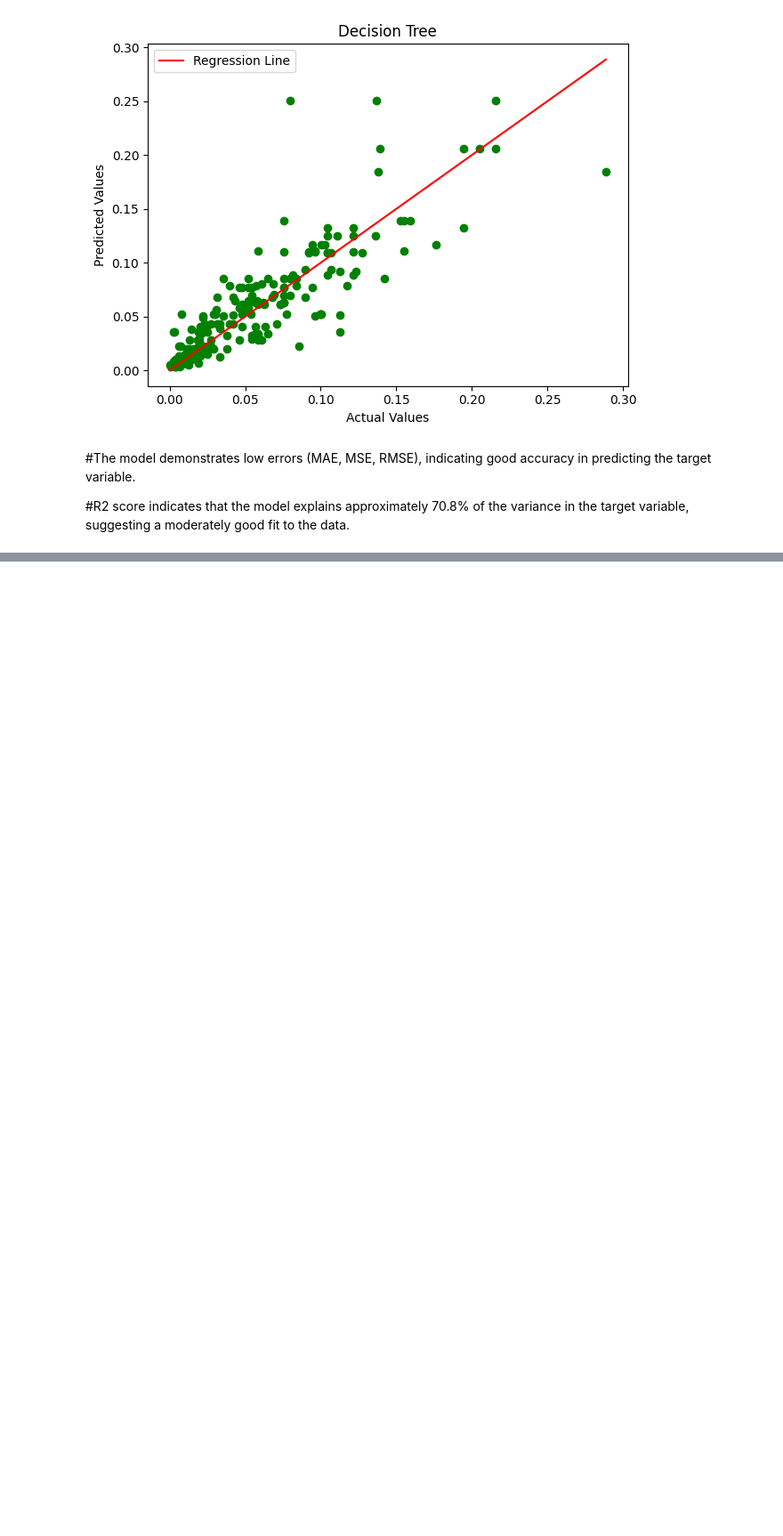
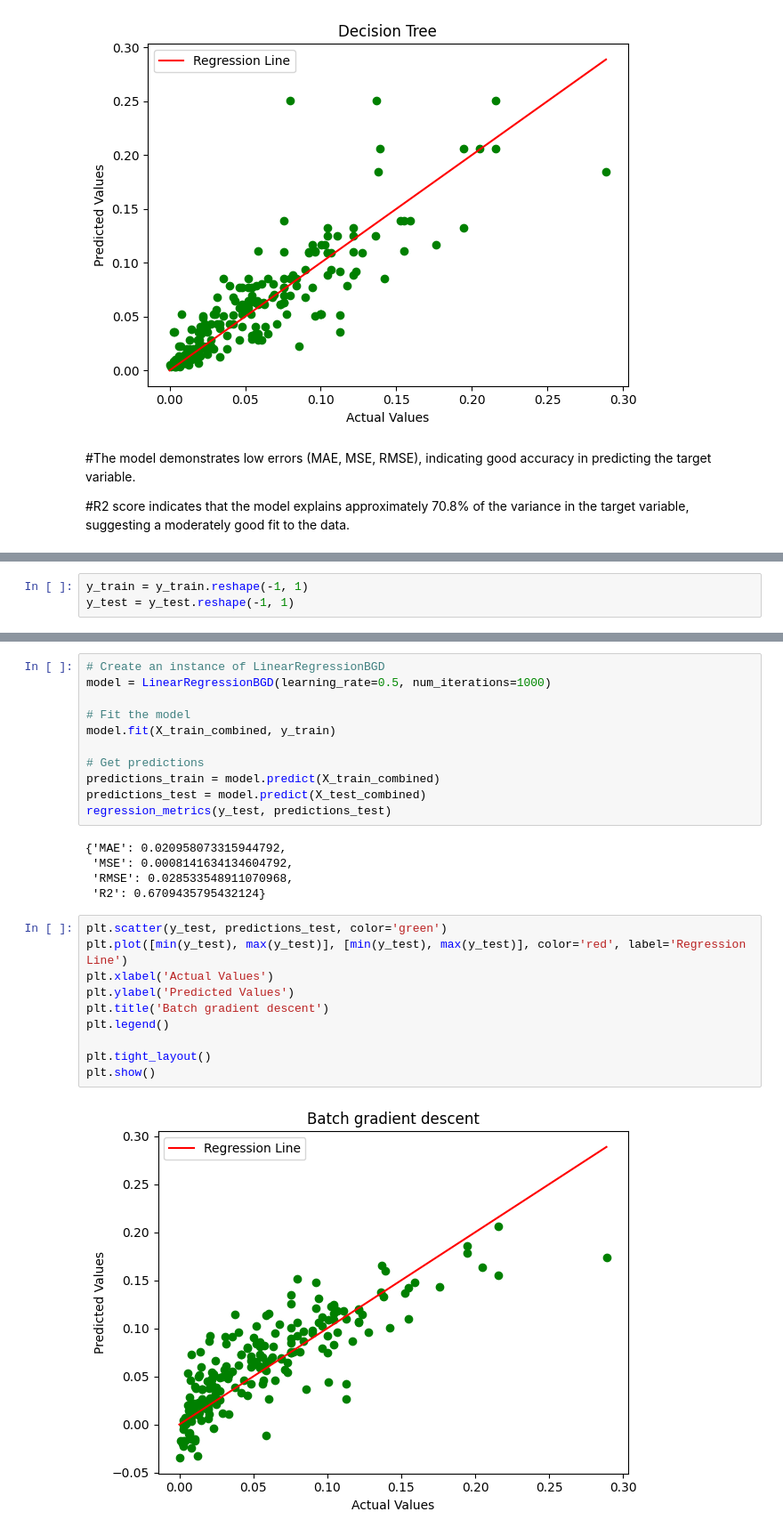
Before and after one commit to surajjorwar/Machine-Learning-Tasks-, a Jupyter notebook: HousePricePrediction_regression(video4).ipynb, the cells around one changed output, grey strips where cells are left out. Shown at 89% size. Cells and saved outputs as stored; diff of their text form; blank space fills up the shorter version.

```diff
--- a/HousePricePrediction_regression(video4).ipynb
+++ b/HousePricePrediction_regression(video4).ipynb
@@ -407,0 +390,3 @@ plt.show()
+# %%
+y_train = y_train.reshape(-1, 1)
+y_test = y_test.reshape(-1, 1)
@@ -407,0 +434,28 @@ plt.show()
+# %%
+# Create an instance of LinearRegressionBGD
+model = LinearRegressionBGD(learning_rate=0.5, num_iterations=1000)
+
+# Fit the model
+model.fit(X_train_combined, y_train)
+
+# Get predictions
+predictions_train = model.predict(X_train_combined)
+predictions_test = model.predict(X_test_combined)
+regression_metrics(y_test, predictions_test)
+# %% [output]
+{'MAE': 0.020958073315944792,
+ 'MSE': 0.0008141634134604792,
+ 'RMSE': 0.028533548911070968,
+ 'R2': 0.6709435795432124}
+# %%
+plt.scatter(y_test, predictions_test, color='green')
+plt.plot([min(y_test), max(y_test)], [min(y_test), max(y_test)], color='red', label='Regression Line')
+plt.xlabel('Actual Values')
+plt.ylabel('Predicted Values')
+plt.title('Batch gradient descent')
+plt.legend()
+
+plt.tight_layout()
+plt.show()
+# %% [output]
+[figure, added]
```
Also changed, not shown: parts of 11 cells of this notebook.
